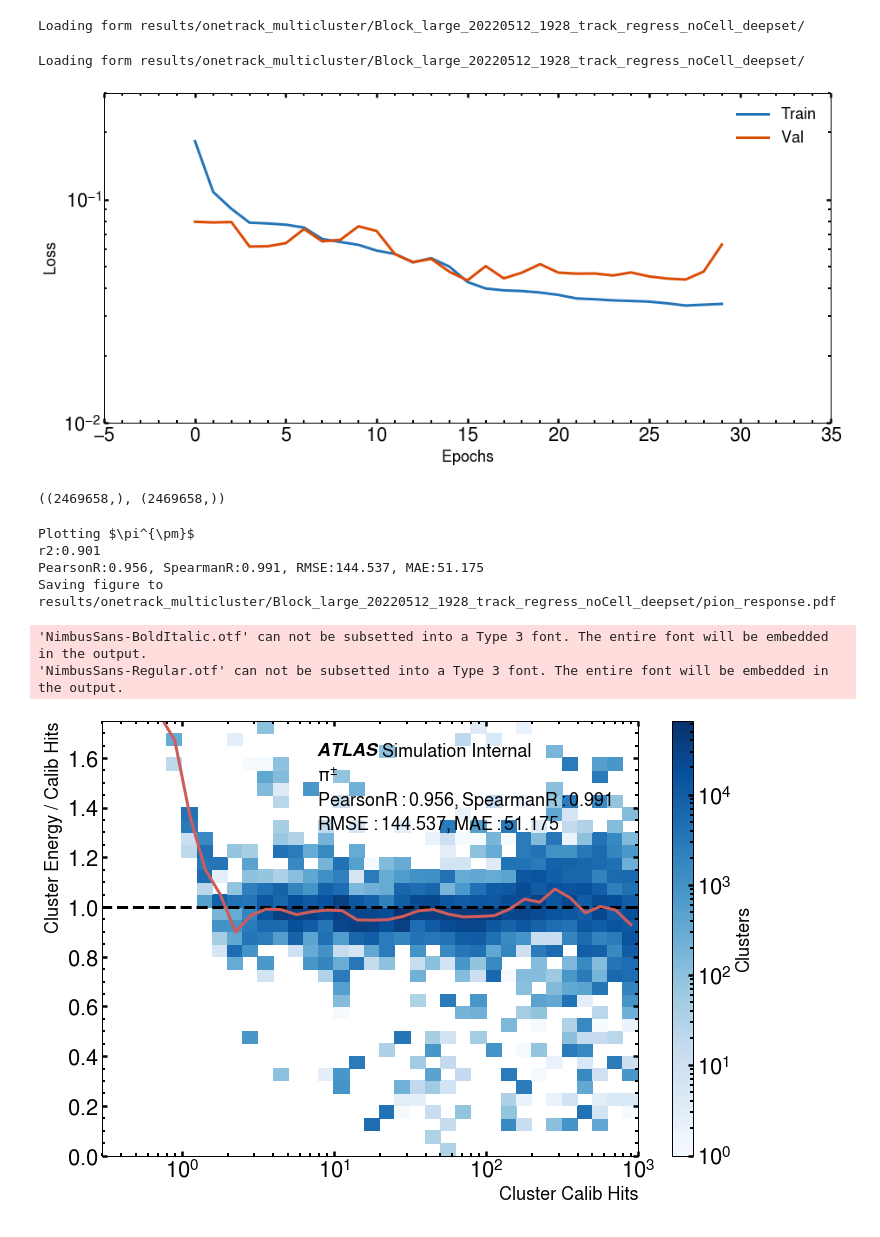
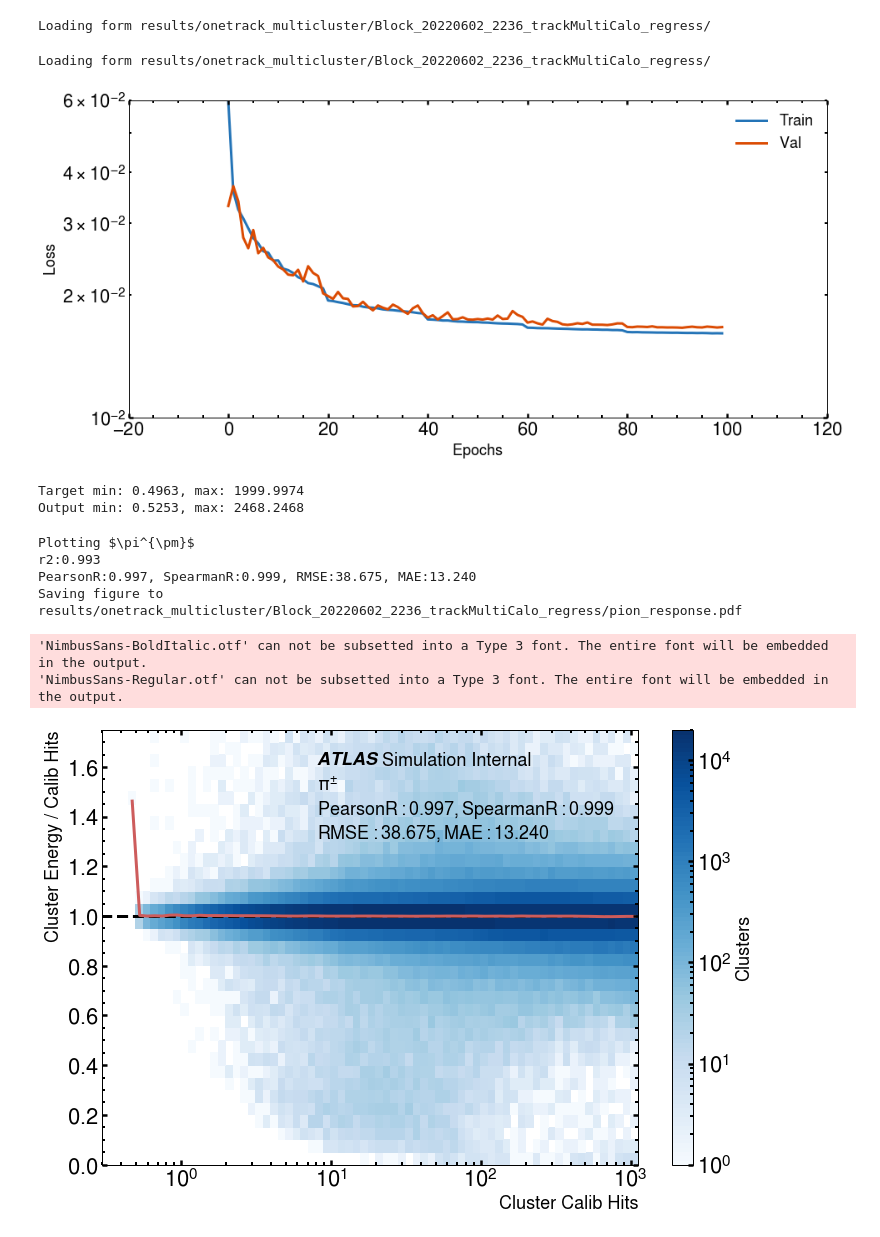
Before and after one commit to atlas-calo-ml/gn4pions_eastbay, a Jupyter notebook: analysis_track_regression_noCell.ipynb, the cells around one changed output. Cells and saved outputs as stored; diff of their text form; code cells hidden in the pictures.

```diff
--- a/analysis_track_regression_noCell.ipynb
+++ b/analysis_track_regression_noCell.ipynb
@@ -29,7 +30,7 @@ ampl.set_color_cycle('Oceanic',10)
 # plt.style.use('paper')
 # %%
 # data_dir = '../results/Block_20210831_1455_simult_optimized/'
-data_dir = 'results/onetrack_multicluster/Block_large_20220512_1928_track_regress_noCell_deepset/'
+data_dir = 'results/onetrack_multicluster/Block_20220602_2236_trackMultiCalo_regress/'
 # data_dir = '../results/Block_20210831_1459_simult_concatClass_optimized/'
 # data_dir = '../results/Nearest_20211019_0757_nearest_weightedRegress_optimized/'
 # %%
@@ -39,48 +40,50 @@ print('Loading form {}'.format(data_dir))
 
 hist = np.load(hist_files[0])
 # %% [output]
-Loading form results/onetrack_multicluster/Block_large_20220512_1928_track_regress_noCell_deepset/
+Loading form results/onetrack_multicluster/Block_20220602_2236_trackMultiCalo_regress/
 # %%
 pion_list = ['pion']
 sym_list = ['+-',]
 concat_type = ['False']
 model_name = ['ConcatFalse']
 line = ['-', '--', ':']
 blues = matplotlib.cm.Blues_r(np.linspace(0,1,20))
 oranges = matplotlib.cm.Oranges_r(np.linspace(0,1,20))
 
 plt.figure(figsize=(15,7))
 # print('\nPlotting losses fro {}'.format(data_dir))
 hist_files = np.sort(glob.glob(data_dir + 'losses.npz'))
 print('Loading form {}'.format(data_dir))
 
 
 hist = np.load(hist_files[0])
 plt.semilogy(hist['training'].mean(axis=1), color=blues[5, :3],
              label=r'$Train$', linestyle=line[0])
 plt.semilogy(hist['validation'].mean(axis=1), color=oranges[5, :3],
              label=r'$Val$', linestyle=line[0])
 
 
 plt.ylabel(r'$Loss$')
 plt.xlabel(r'$Epochs$')
-plt.ylim([1e-2, 3e-1])
+plt.ylim([1e-2, 6e-2])
 # sns.despine()
 plt.legend()
 plt.savefig(data_dir+'/training_mse.png', bbox_inches='tight', dpi=300)
 plt.show()
 # %% [output]
-Loading form results/onetrack_multicluster/Block_large_20220512_1928_track_regress_noCell_deepset/
+Loading form results/onetrack_multicluster/Block_20220602_2236_trackMultiCalo_regress/
-[figure, old version]
+[figure, new version]
 # %%
 pred_file = data_dir+'/inference_predictions.npz'
 predictions = np.load(pred_file)
 targets_regress = predictions['targets']
 outputs_regress = predictions['outputs'][:, 0]
-
-targets_regress.shape, outputs_regress.shape
-# %% [output]
-((2469658,), (2469658,))
+# %%
+print(f'Target min: {targets_regress.min():.4f}, max: {targets_regress.max():.4f}')
+print(f'Output min: {outputs_regress.min():.4f}, max: {outputs_regress.max():.4f}')
+# %% [output]
+Target min: 0.4963, max: 1999.9974
+Output min: 0.5253, max: 2468.2468
 # %%
 def make_response_plot(y_true, y_pred, pion_label, f_name=''):
     y_ratio = y_pred/y_true
@@ -131,11 +134,11 @@ response_median.append(medRegCNN)
 np.savez(data_dir+'/response_medians.npz', response_median=response_median, xcenter=xcenter)
 # %% [output]
 Plotting $\pi^{\pm}$
-r2:0.901
-PearsonR:0.956, SpearmanR:0.991, RMSE:144.537, MAE:51.175
-Saving figure to results/onetrack_multicluster/Block_large_20220512_1928_track_regress_noCell_deepset/pion_response.pdf
+r2:0.993
+PearsonR:0.997, SpearmanR:0.999, RMSE:38.675, MAE:13.240
+Saving figure to results/onetrack_multicluster/Block_20220602_2236_trackMultiCalo_regress/pion_response.pdf
 'NimbusSans-BoldItalic.otf' can not be subsetted into a Type 3 font. The entire font will be embedded in the output.
 'NimbusSans-Regular.otf' can not be subsetted into a Type 3 font. The entire font will be embedded in the output.
-[figure, old version]
+[figure, new version]
 # %%
 pu.lineOverlay(xcenter=xcenter, lines=response_median,  # [iqrOverMedpi0, iqrOverMedpiplus, iqrOverMedpiminus],
```
Also changed, not shown: parts of 12 cells of this notebook, 28 other files.
